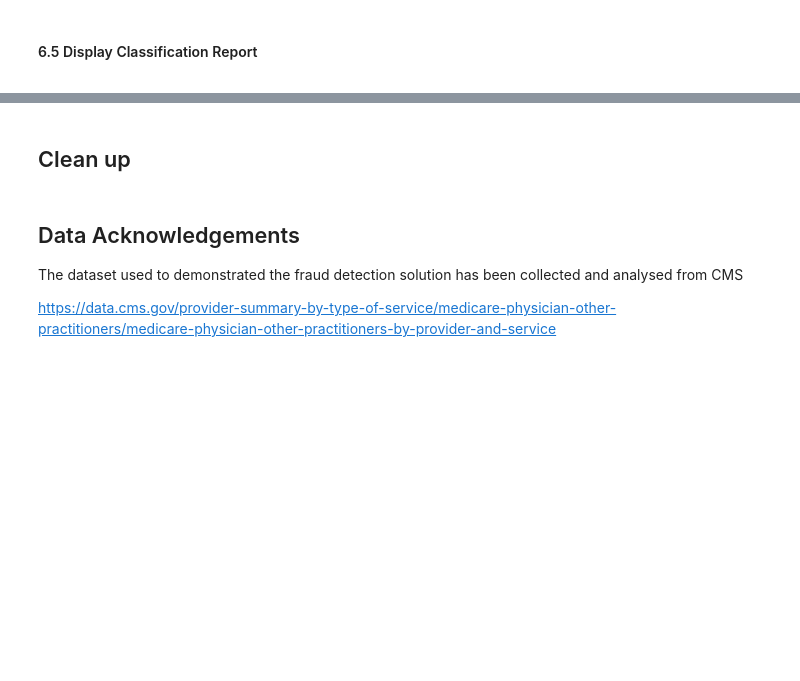
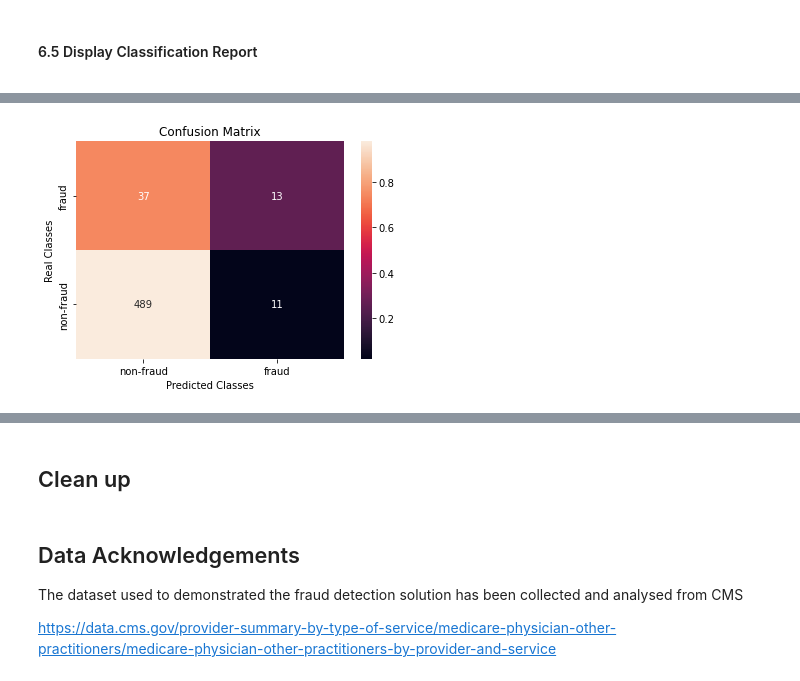
Before and after one commit to aws-samples/wwps-payment-integrity-solutions, a Jupyter notebook: reinvent_2022/classification.ipynb, the cells around one changed output, grey strips where cells are left out. Cells and saved outputs as stored; diff of their text form; code cells hidden in the pictures; blank space fills up the shorter version.

Commit message:
bill updates to classification and dataset

```diff
--- a/reinvent_2022/classification.ipynb
+++ b/reinvent_2022/classification.ipynb
@@ -510,0 +576,9 @@ weighted avg       0.88      0.90      0.88       550
+# %%
+%%time
+# Serialize data to a CSV-formatted string
+csv_serializer = CSVSerializer()
+
+# Create a real-time inference endpoint that hosts our trained model
+xgb_predictor_orig = clf.deploy(initial_instance_count=1,
+                       instance_type='ml.m4.xlarge',
+                       serializer=csv_serializer)
@@ -510,0 +588,4 @@ weighted avg       0.88      0.90      0.88       550
+# %%
+%%time
+# Test the model by invoking the real-time inference endpoint with observations from the test dataset
+y_preds_orig = predict(xgb_predictor_orig, X_test)
@@ -510,0 +595,4 @@ weighted avg       0.88      0.90      0.88       550
+# %%
+plot_confusion_matrix(y_test, y_preds_orig.round())
+# %% [output]
+[figure, added]
```
Also changed, not shown: parts of 25 cells of this notebook, 1 other file.
